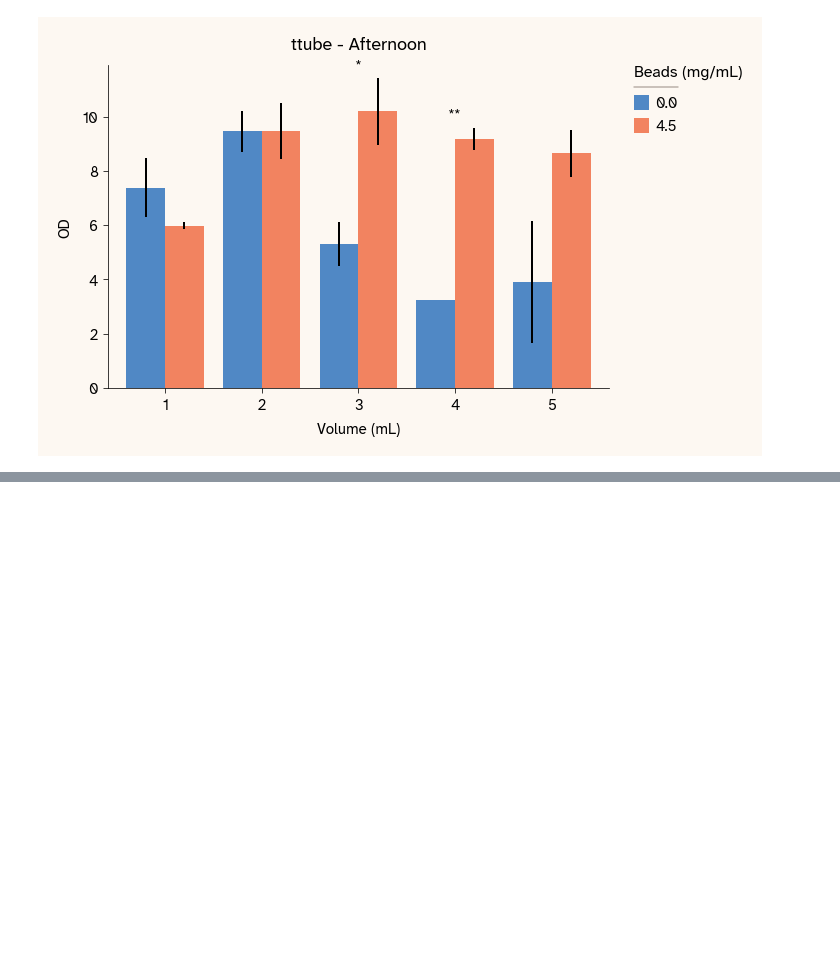
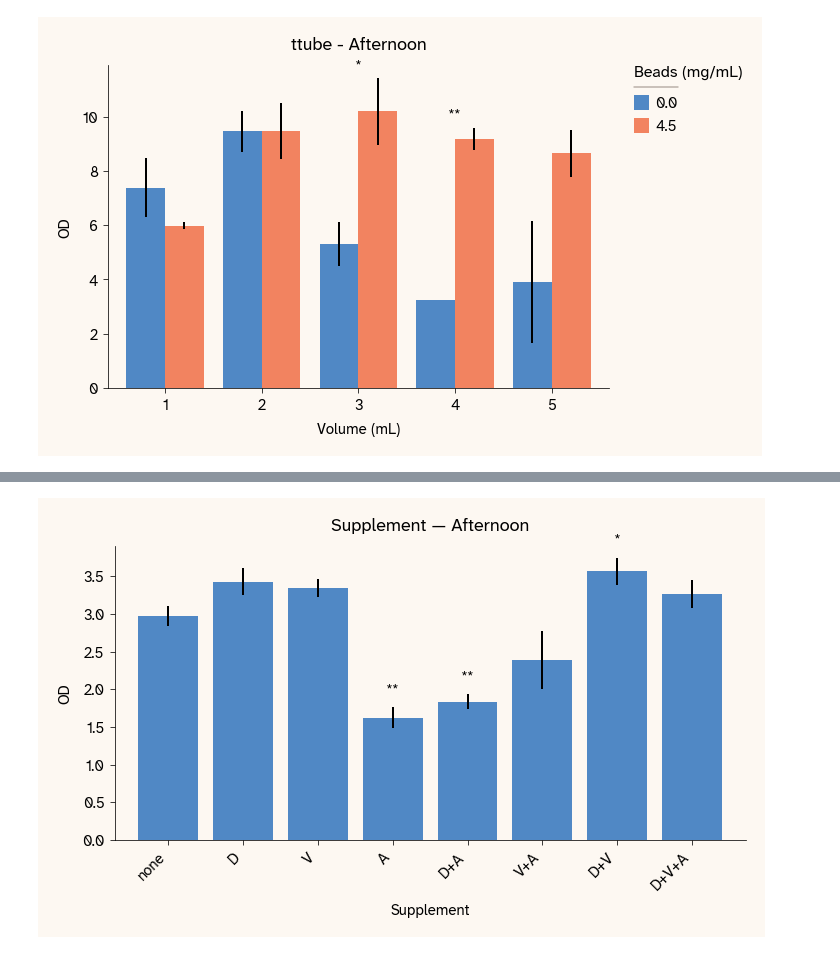
Before and after one commit to Arcadia-Science/beads-cell-growth, a Jupyter notebook: notebooks/od-analysis.ipynb, the cells around one changed output, grey strips where cells are left out. Drawn from its saved outputs; the diff is of its cells as text; code cells hidden in the pictures; blank space fills up the shorter version.

Commit message:
Update od-analysis.ipynb
- add supplement expt analysis

```diff
--- a/notebooks/od-analysis.ipynb
+++ b/notebooks/od-analysis.ipynb
@@ -191,0 +196,47 @@ plot_volume_bead_bars(df_tt, "ttube - Afternoon", save_path=svg_out)
+# %%
+SUPP_ORDER = ["none", "D", "V", "A", "D+A", "V+A", "D+V", "D+V+A"]
+
+df_supp_afternoon = df[(df["experiment"] == "supp") & (df["time"].str.lower() == "afternoon")]
+
+means = df_supp_afternoon.groupby("supplement")["OD"].mean().reindex(SUPP_ORDER)
+stds = df_supp_afternoon.groupby("supplement")["OD"].std().reindex(SUPP_ORDER)
+counts = df_supp_afternoon.groupby("supplement")["OD"].count().reindex(SUPP_ORDER)
+cis = 1.96 * stds / np.sqrt(counts)
+
+x = np.arange(len(SUPP_ORDER))
+fig, ax = plt.subplots(figsize=(10, 6), facecolor=apc.parchment)
+ax.bar(x, means, yerr=cis, capsize=6)
+ax.set_xticks(x)
+ax.set_xticklabels(SUPP_ORDER, rotation=45, ha="right")
+ax.set_xlabel("Supplement")
+ax.set_ylabel("OD")
+ax.set_title("Supplement — Afternoon")
+
+control_od = df_supp_afternoon[df_supp_afternoon["supplement"] == "none"]["OD"].values
+treatment_supps = [s for s in SUPP_ORDER if s != "none"]
+raw_pvals = []
+for s in treatment_supps:
+    treat_od = df_supp_afternoon[df_supp_afternoon["supplement"] == s]["OD"].values
+    if len(control_od) > 1 and len(treat_od) > 1:
+        _, p = ttest_ind(control_od, treat_od, equal_var=False)
+    else:
+        p = np.nan
+    raw_pvals.append(p)
+
+adj_pvals = correct_pvalues(raw_pvals)
+y_offset = means.max() * 0.05
+for s, adj_p in zip(treatment_supps, adj_pvals, strict=True):
+    stars = pval_to_stars(adj_p)
+    if stars:
+        bar_idx = SUPP_ORDER.index(s)
+        ax.text(
+            bar_idx, means[s] + cis[s] + y_offset, stars,
+            ha="center", va="bottom", fontsize=14,
+        )
+
+apc.mpl.style_plot(ax)
+plt.tight_layout()
+svg_out = REPO_ROOT / "figures" / "od_bar_supp.svg"
+fig.savefig(svg_out, bbox_inches="tight", facecolor=apc.parchment)
+# %% [output]
+[figure, added]
```
Also changed, not shown: parts of 2 cells of this notebook.
